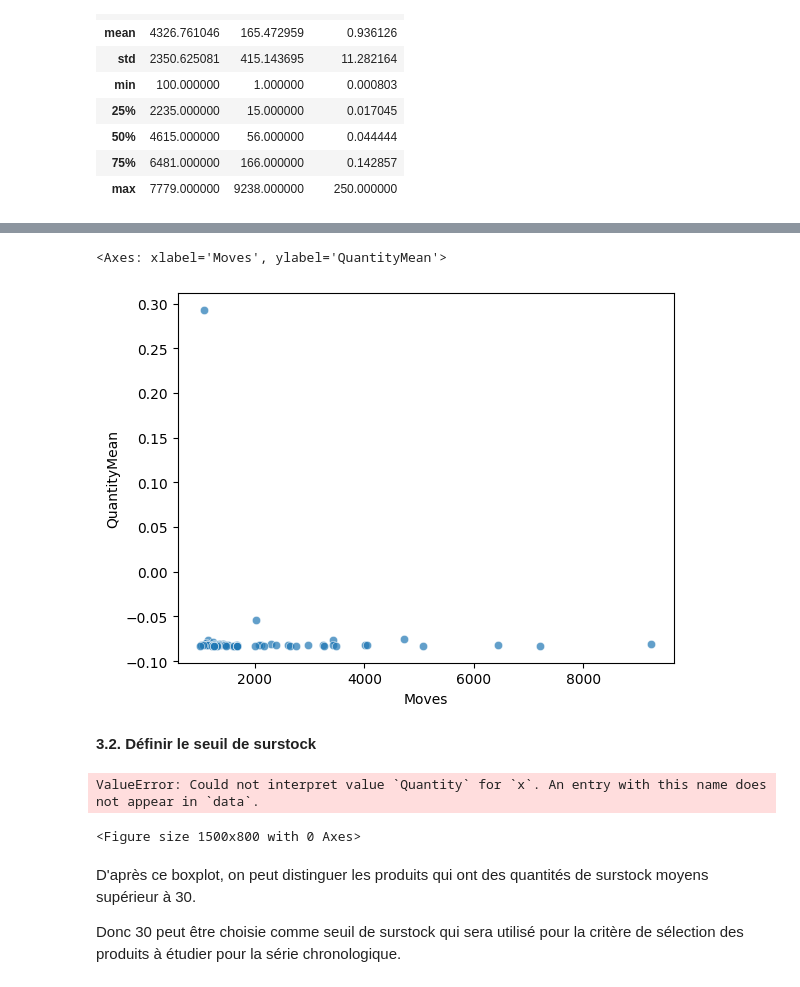
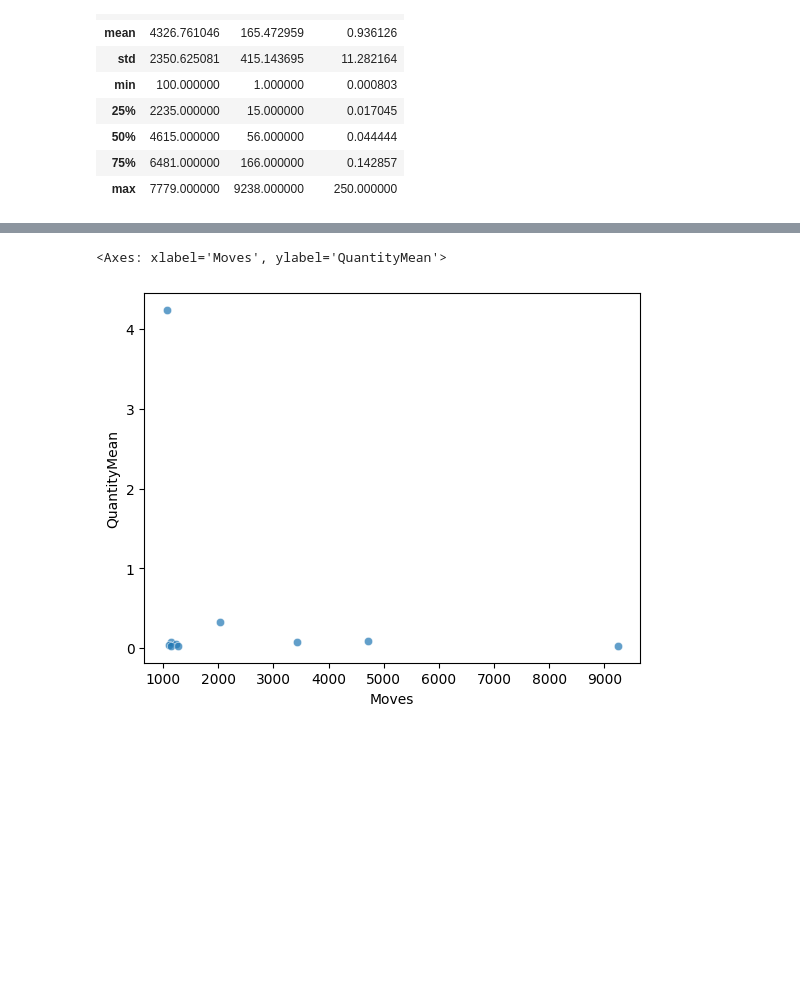
Before and after one commit to Fenokely/projetia_iasm1, a Jupyter notebook: data_process/data_process.ipynb, the cells around one changed output, grey strips where cells are left out. Drawn from its saved outputs; the diff is of its cells as text; code cells hidden in the pictures; blank space fills up the shorter version.

```diff
--- a/data_process/data_process.ipynb
+++ b/data_process/data_process.ipynb
@@ -205,9 +229,3 @@ s_2.describe()
 | 50% | 4615.000000 | 56.000000 | 0.044444 |
 | 75% | 6481.000000 | 166.000000 | 0.142857 |
 | max | 7779.000000 | 9238.000000 | 250.000000 |
-# %%
-from sklearn.preprocessing import StandardScaler
-# Normaliser les données
-scaler = StandardScaler()
-s_2[['QuantityMean']] = scaler.fit_transform(s_2[['QuantityMean']])
-s_2.head()
@@ -244,5 +305,5 @@ plt.show()
 # %%
-s_3 = s_2[(s_2['QuantityMean']<10) & (s_2['Moves']> 1000)].copy()
-s_3.head(10)
+G2 = s_2[(s_2['Moves'] > 1000) & (s_2['QuantityMean'] > 0.025)].copy()
+G2.head(10).sort_values(by='QuantityMean', ascending=False, ignore_index=True)
 # %% [output]
 |  | ProdId | Moves | QuantityMean |
@@ -271,26 +337,11 @@ s_3.describe()
 # %%
 sns.scatterplot(
-    data=s_3,
+    data=G2,
     x='Moves',
     y='QuantityMean',
     sizes=(20, 200),
     alpha=0.7
 )
 # %% [output]
 <Axes: xlabel='Moves', ylabel='QuantityMean'>
-[figure, old version]
+[figure, new version]
-# %% [markdown]
-**3.2. Définir le seuil de surstock**
-# %%
-plt.figure(figsize=(15, 8))
-sns.boxplot(x='Quantity', data=s_1)
-# figure size
-plt.xticks(ticks=range(0, int(s_1['Quantity'].max()) + 1, 10))
-plt.show()
-# %% [output]
-ValueError: Could not interpret value `Quantity` for `x`. An entry with this name does not appear in `data`.
-<Figure size 1500x800 with 0 Axes>
-# %% [markdown]
-D'après ce boxplot, on peut distinguer les produits qui ont des quantités de surstock moyens supérieur à 30.
-
-Donc 30 peut être choisie comme seuil de surstock qui sera utilisé pour la critère de sélection des produits à étudier pour la série chronologique.
```
Also changed, not shown: parts of 42 cells of this notebook.
